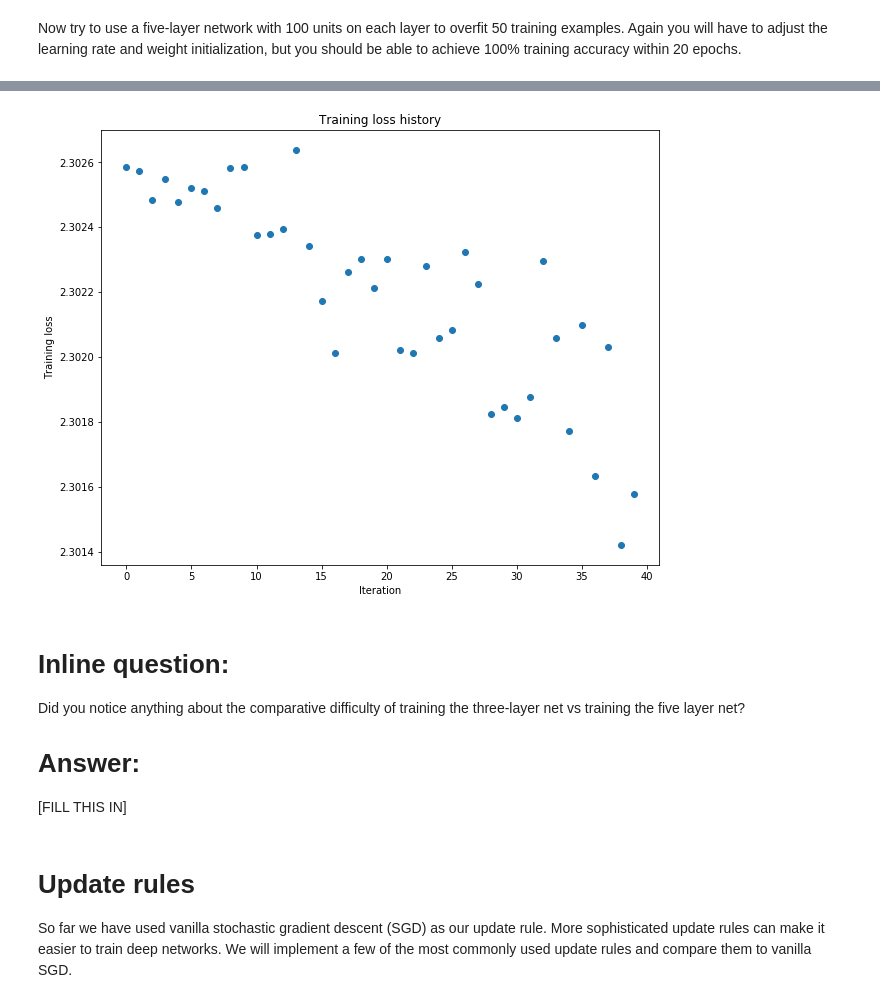
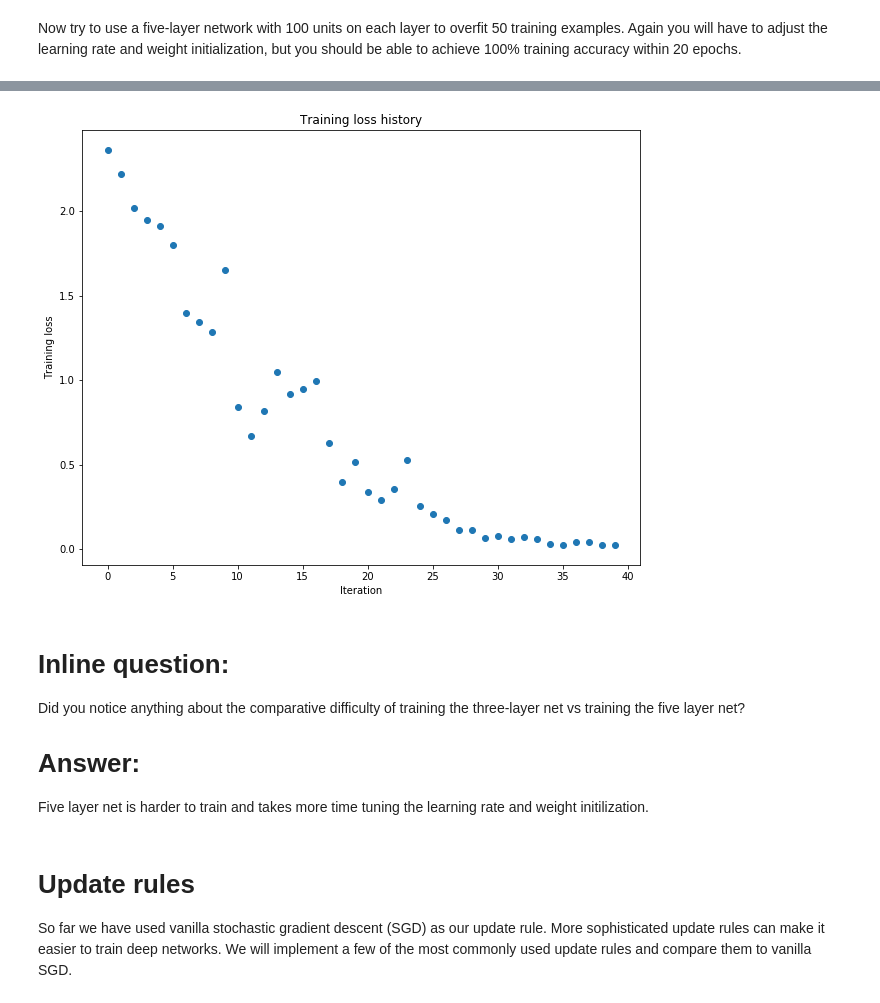
Before and after one commit to maoisdamao/231n, a Jupyter notebook: assignment2/FullyConnectedNets.ipynb, the cells around one changed output, grey strips where cells are left out. Cells and saved outputs as stored; diff of their text form; code cells hidden in the pictures.

Commit message:
update five layers net training

```diff
--- a/assignment2/FullyConnectedNets.ipynb
+++ b/assignment2/FullyConnectedNets.ipynb
@@ -426,8 +426,8 @@ small_data = {
   'y_val': data['y_val'],
 }
 
-weight_scale = 1e-7
-learning_rate = 1e-9
+weight_scale = 1e-2
+learning_rate = 1e-2
 model = FullyConnectedNet([100, 100],
               weight_scale=weight_scale, dtype=np.float64)
 solver = Solver(model, small_data,
@@ -466,3 +466,21 @@ plt.show()
+# %%
+def train_model(weight_scale, learning_rate):
+    model = FullyConnectedNet([100, 100, 100, 100],
+                weight_scale=weight_scale, dtype=np.float64)
+    solver = Solver(model, small_data,
+                print_every=10, num_epochs=20, batch_size=25,
+                update_rule='sgd',
+                optim_config={
+                  'learning_rate': learning_rate,
+                  },
+                verbose=False
+         )
+    solver.train()
+    train_acc_his = solver.train_acc_history
+    best_train_acc = max(train_acc_his)
+    index_best = train_acc_his.index(max(train_acc_his))
+    val_acc = solver.val_acc_history[index_best]
+    return best_train_acc, val_acc
 # %% [markdown]
 Now try to use a five-layer network with 100 units on each layer to overfit 50 training examples. Again you will have to adjust the learning rate and weight initialization, but you should be able to achieve 100% training accuracy within 20 epochs.
 # %%
@@ -476,18 +494,16 @@ small_data = {
   'y_val': data['y_val'],
 }
 
-learning_rate = 1e-3
-weight_scale = 1e-5
-model = FullyConnectedNet([100, 100, 100, 100],
-                weight_scale=weight_scale, dtype=np.float64)
-solver = Solver(model, small_data,
-                print_every=10, num_epochs=20, batch_size=25,
-                update_rule='sgd',
-                optim_config={
-                  'learning_rate': learning_rate,
-                }
-         )
-solver.train()
+learning_rate = 1e-2
+weight_scale = 1e-2
+train_acc = 0
+while train_acc < 1:
+    learning_rate = 10**np.random.uniform(-5, -1)
+    weight_scale = 10**np.random.uniform(-6, -1)
+    train_acc, val_acc = train_model(weight_scale, learning_rate)
+    print("train_acc:", train_acc, "val_acc:", val_acc,
+          "lr:", learning_rate, "ws:", weight_scale)
+
 
 plt.plot(solver.loss_history, 'o')
 plt.title('Training loss history')
@@ -515,10 +527,10 @@ plt.show()
-[figure, old version]
+[figure, new version]
 # %% [markdown]
 # Inline question:
 Did you notice anything about the comparative difficulty of training the three-layer net vs training the five layer net?
 
 # Answer:
-[FILL THIS IN]
+Five layer net is harder to train and takes more time tuning the learning rate and weight initilization.
 # %% [markdown]
 # Update rules
 So far we have used vanilla stochastic gradient descent (SGD) as our update rule. More sophisticated update rules can make it easier to train deep networks. We will implement a few of the most commonly used update rules and compare them to vanilla SGD.
```
Also changed, not shown: parts of 4 cells of this notebook.
